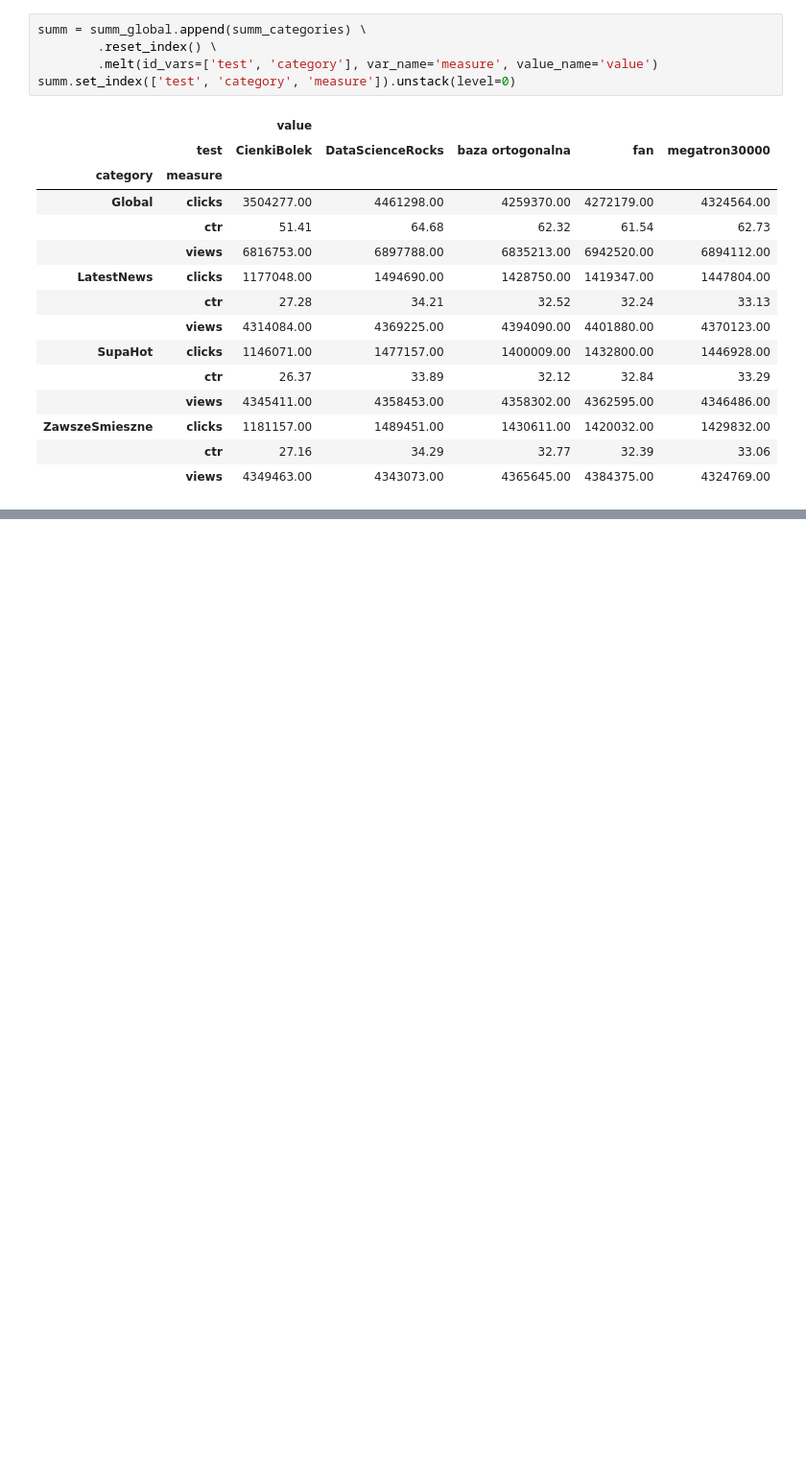
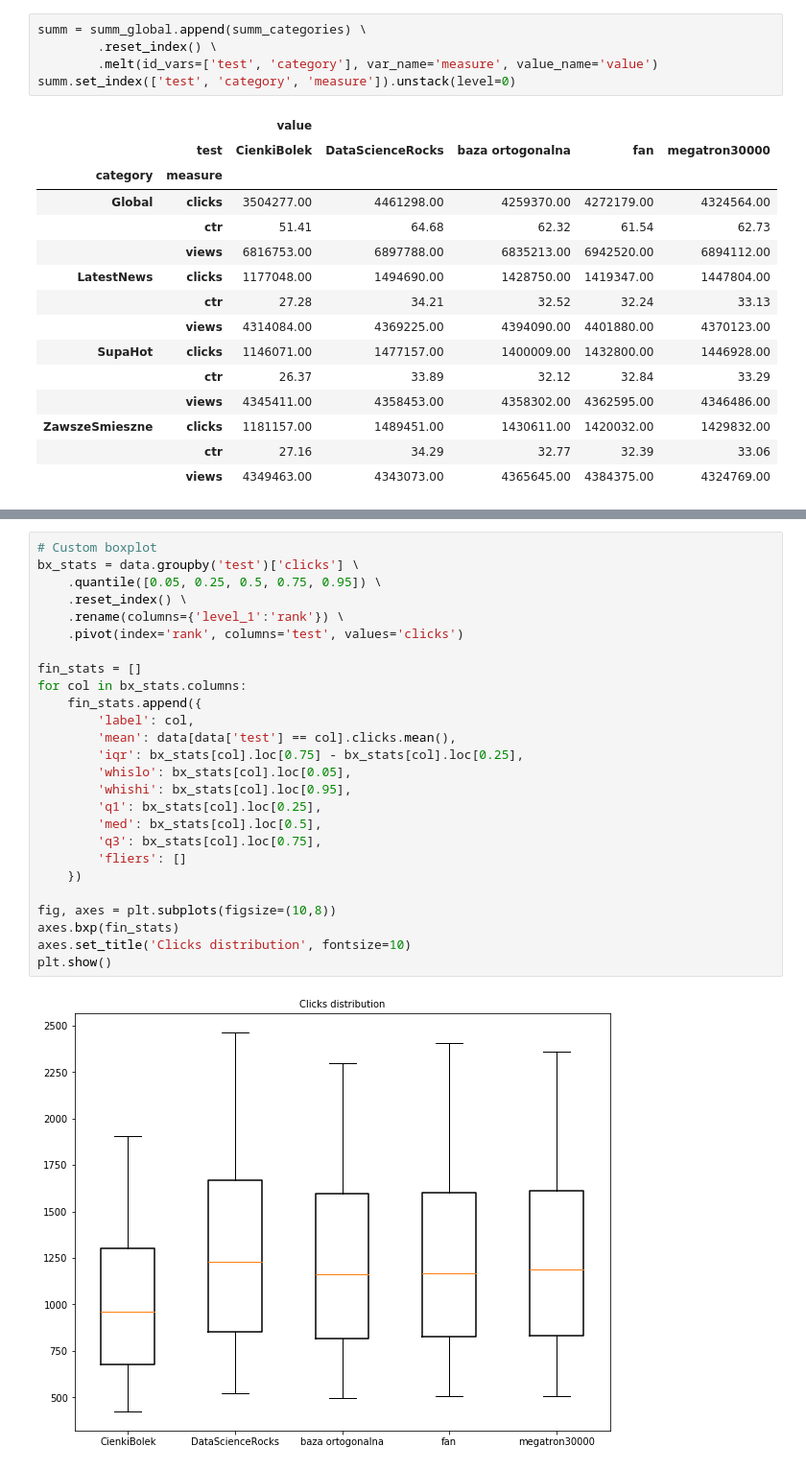
Before and after one commit to langusta/cheatsheets, a Jupyter notebook: data_wrangling/py-data-wrangling.ipynb, the cells around one changed output, grey strips where cells are left out. Shown at 96% size. Cells and saved outputs as stored; diff of their text form; blank space fills up the shorter version.

```diff
--- a/data_wrangling/py-data-wrangling.ipynb
+++ b/data_wrangling/py-data-wrangling.ipynb
@@ -81,0 +117,28 @@ summ.set_index(['test', 'category', 'measure']).unstack(level=0)
+# %%
+# Custom boxplot
+bx_stats = data.groupby('test')['clicks'] \
+    .quantile([0.05, 0.25, 0.5, 0.75, 0.95]) \
+    .reset_index() \
+    .rename(columns={'level_1':'rank'}) \
+    .pivot(index='rank', columns='test', values='clicks')
+
+fin_stats = []
+for col in bx_stats.columns:
+    fin_stats.append({
+        'label': col,
+        'mean': data[data['test'] == col].clicks.mean(),
+        'iqr': bx_stats[col].loc[0.75] - bx_stats[col].loc[0.25],
+        'whislo': bx_stats[col].loc[0.05],
+        'whishi': bx_stats[col].loc[0.95],
+        'q1': bx_stats[col].loc[0.25],
+        'med': bx_stats[col].loc[0.5],
+        'q3': bx_stats[col].loc[0.75],
+        'fliers': []
+    })
+
+fig, axes = plt.subplots(figsize=(10,8))
+axes.bxp(fin_stats)
+axes.set_title('Clicks distribution', fontsize=10)
+plt.show()
+# %% [output]
+[figure, added]
```
Also changed, not shown: parts of 6 cells of this notebook.
